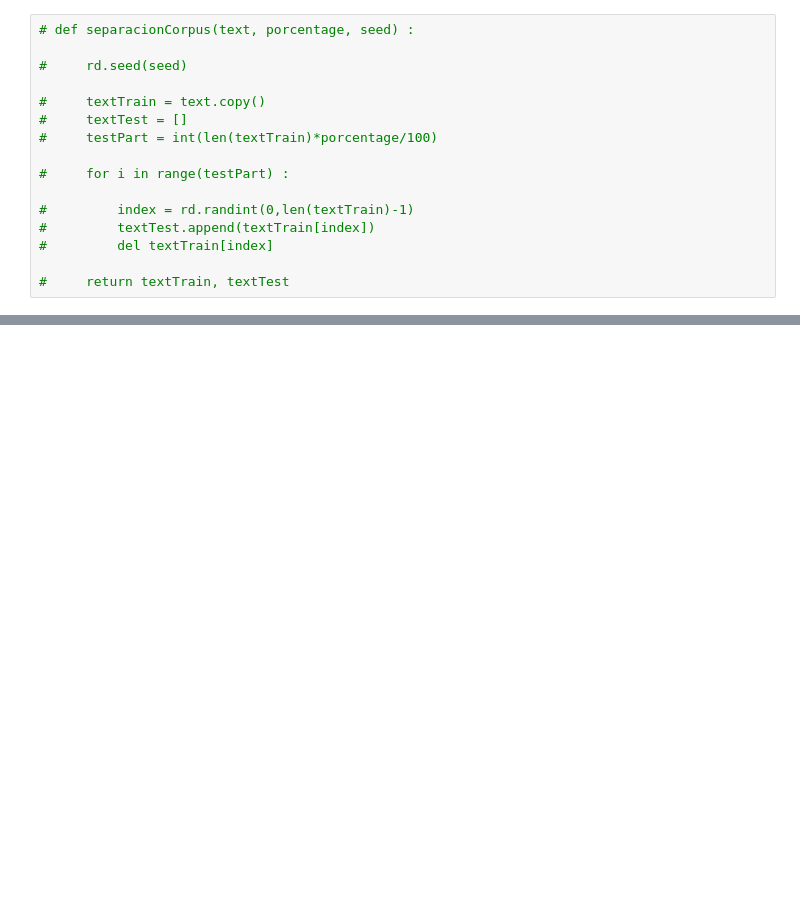
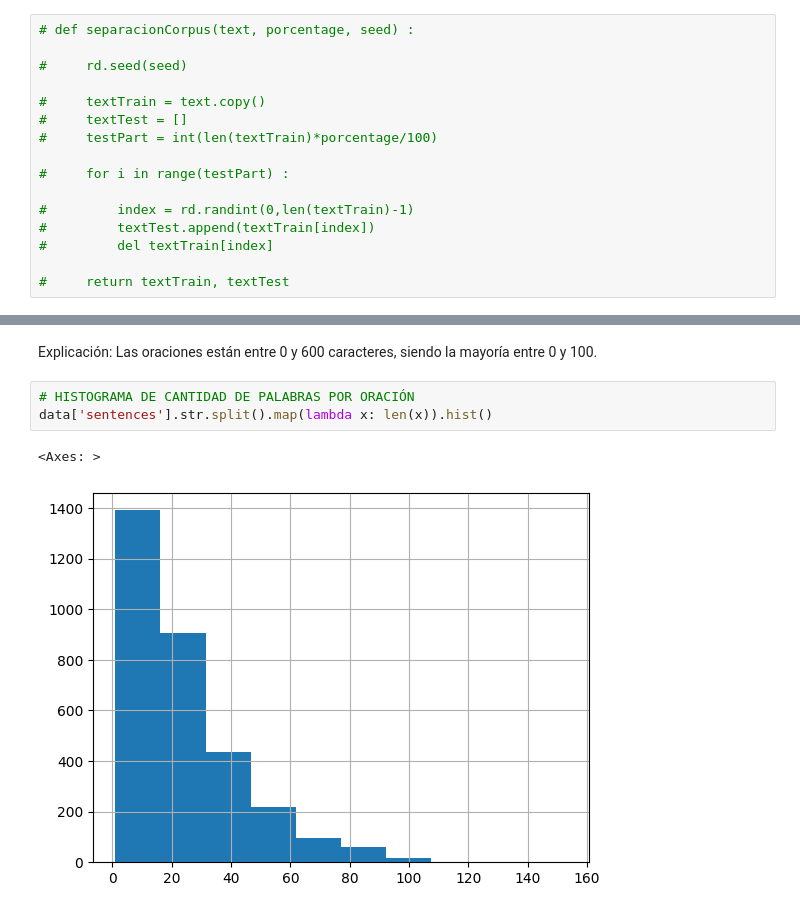
Before and after one commit to HectorAgValenzuela/PLN_2023-1, a Jupyter notebook: n-gramas/ObtencionDeDatos.ipynb, the cells around one changed output, grey strips where cells are left out. Cells and saved outputs as stored; diff of their text form; blank space fills up the shorter version.

```diff
--- a/n-gramas/ObtencionDeDatos.ipynb
+++ b/n-gramas/ObtencionDeDatos.ipynb
@@ -251,0 +281,8 @@ Separaremos cada entrada del presidente en oraciones y creamos una lista de list
+# %% [markdown]
+Explicación: Las oraciones están entre 0 y 600 caracteres, siendo la mayoría entre 0 y 100.
+# %%
+# HISTOGRAMA DE CANTIDAD DE PALABRAS POR ORACIÓN
+data['sentences'].str.split().map(lambda x: len(x)).hist()
+# %% [output]
+<Axes: >
+[figure, added]
```
Also changed, not shown: parts of 8 cells of this notebook.
